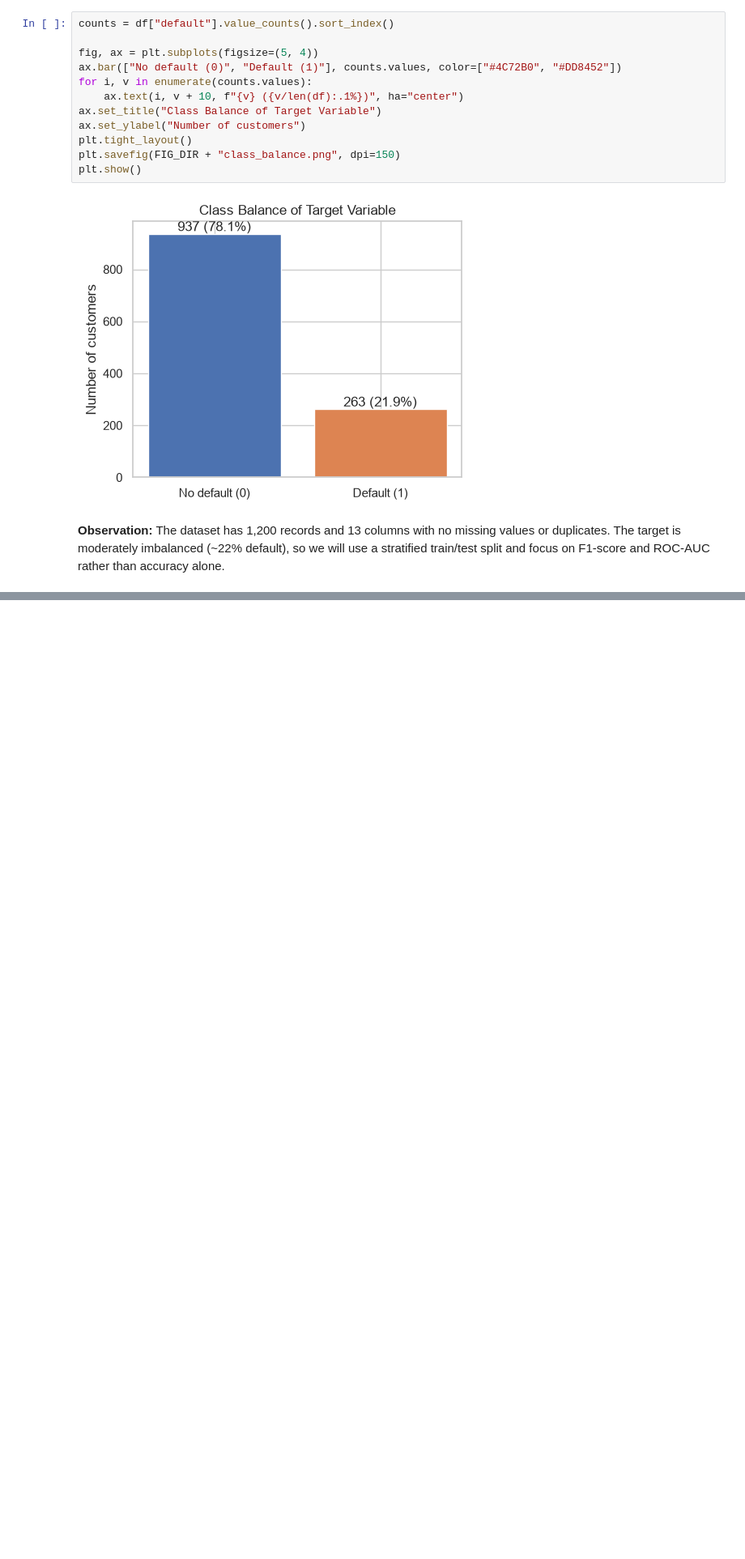
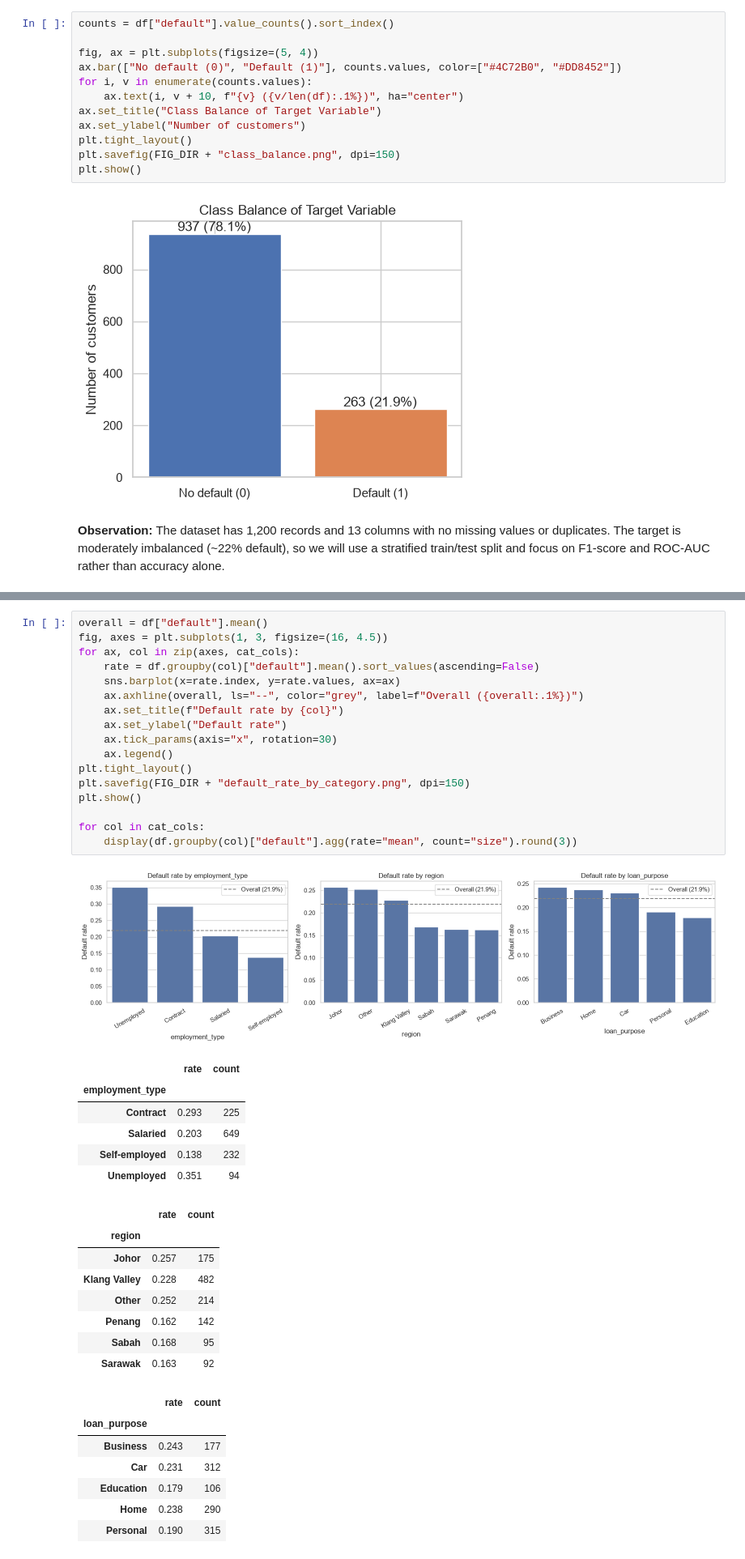
Before and after one commit to qist-tuah/wie3007-data-mining-project, a Jupyter notebook: notebooks/02_feature_engineering_eda.ipynb, the cells around one changed output, grey strips where cells are left out. Shown at 81% size. Cells and saved outputs as stored; diff of their text form; blank space fills up the shorter version.

```diff
--- a/notebooks/02_feature_engineering_eda.ipynb
+++ b/notebooks/02_feature_engineering_eda.ipynb
@@ -105,0 +200,40 @@ stratified train/test split and focus on F1-score and ROC-AUC rather than accura
+# %%
+overall = df["default"].mean()
+fig, axes = plt.subplots(1, 3, figsize=(16, 4.5))
+for ax, col in zip(axes, cat_cols):
+    rate = df.groupby(col)["default"].mean().sort_values(ascending=False)
+    sns.barplot(x=rate.index, y=rate.values, ax=ax)
+    ax.axhline(overall, ls="--", color="grey", label=f"Overall ({overall:.1%})")
+    ax.set_title(f"Default rate by {col}")
+    ax.set_ylabel("Default rate")
+    ax.tick_params(axis="x", rotation=30)
+    ax.legend()
+plt.tight_layout()
+plt.savefig(FIG_DIR + "default_rate_by_category.png", dpi=150)
+plt.show()
+
+for col in cat_cols:
+    display(df.groupby(col)["default"].agg(rate="mean", count="size").round(3))
+# %% [output]
+[figure, added]
+|  | rate | count |
+| employment_type |  |  |
+| Contract | 0.293 | 225 |
+| Salaried | 0.203 | 649 |
+| Self-employed | 0.138 | 232 |
+| Unemployed | 0.351 | 94 |
+|  | rate | count |
+| region |  |  |
+| Johor | 0.257 | 175 |
+| Klang Valley | 0.228 | 482 |
+| Other | 0.252 | 214 |
+| Penang | 0.162 | 142 |
+| Sabah | 0.168 | 95 |
+| Sarawak | 0.163 | 92 |
+|  | rate | count |
+| loan_purpose |  |  |
+| Business | 0.243 | 177 |
+| Car | 0.231 | 312 |
+| Education | 0.179 | 106 |
+| Home | 0.238 | 290 |
+| Personal | 0.190 | 315 |
```
Also changed, not shown: parts of 15 cells of this notebook, 4 other files.
